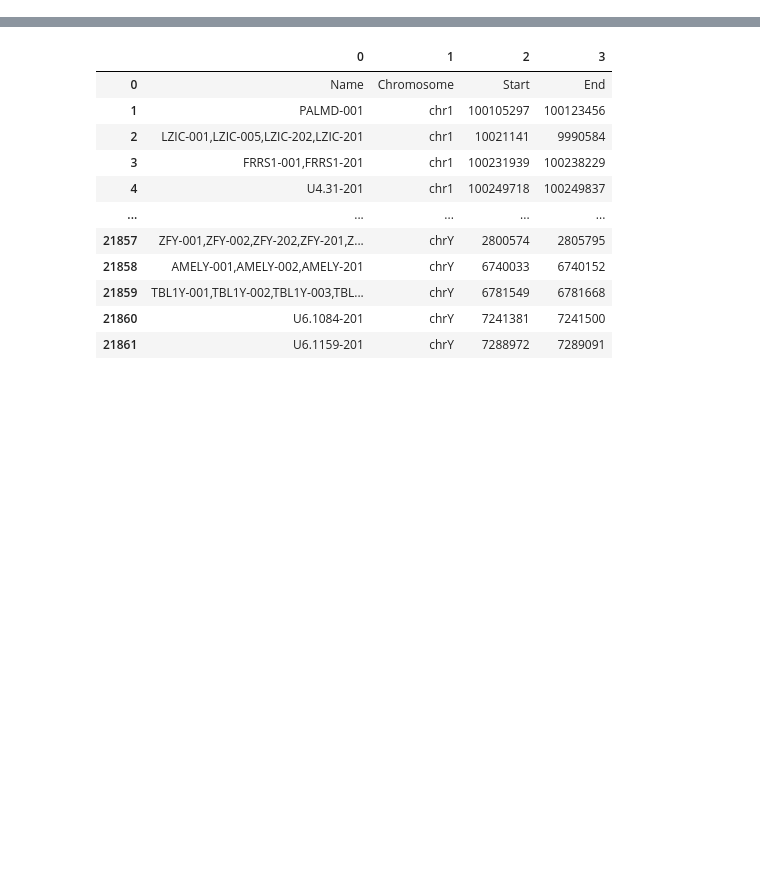
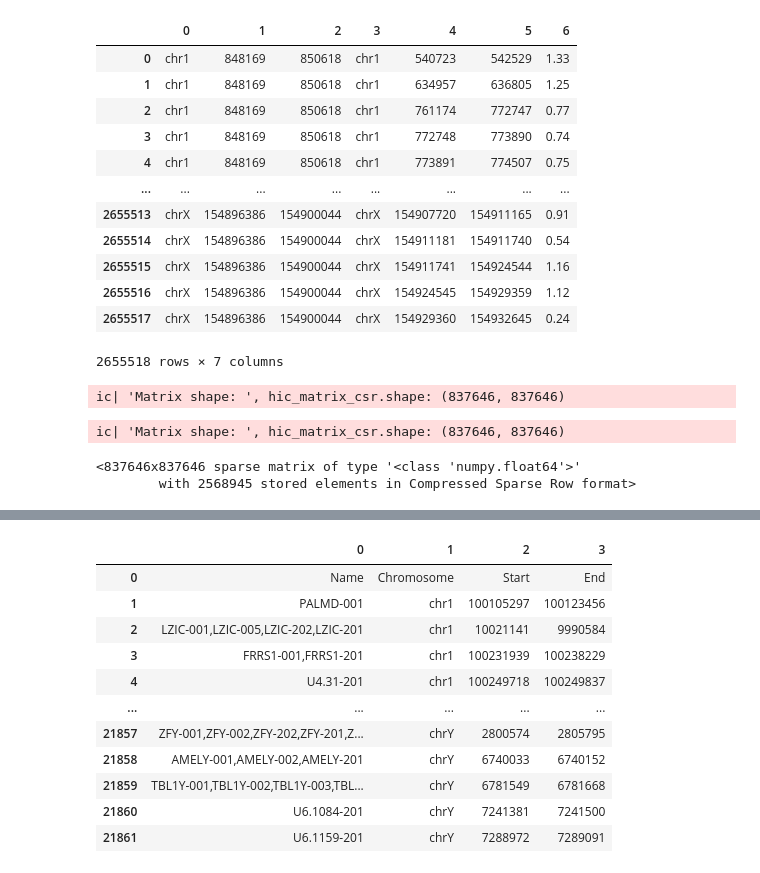
Before and after one commit to joachimwolff/Epigenetic-Graph-Analyzer, a Jupyter notebook: createInteractionsCoolerFormat_hg19_Mifsud.ipynb, the cells around one changed output, grey strips where cells are left out. Saved outputs shown, nothing was run; the diff lists cells and outputs as text; code cells hidden in the pictures; blank space fills up the shorter version.

```diff
--- a/createInteractionsCoolerFormat_hg19_Mifsud.ipynb
+++ b/createInteractionsCoolerFormat_hg19_Mifsud.ipynb
@@ -159,0 +414,19 @@ def createMatrix(pd_interactions, cut_intervals, allow_inter_chr_interactions):
+# %%
+pd_interactions = pd.read_table(path_interactions_GM12878_rep1, header=None, sep='\t|,', compression=None)
+# %%
+pd_interactions
+dtype_dict = {0:str, 1:int, 2:int, 3:str, 4:int, 5:int, 6:float}
+# %% [output]
+|  | 0 | 1 | 2 | 3 | 4 | 5 | 6 |
+| 0 | chr1 | 848169 | 850618 | chr1 | 540723 | 542529 | 1.33 |
+| 1 | chr1 | 848169 | 850618 | chr1 | 634957 | 636805 | 1.25 |
+| 2 | chr1 | 848169 | 850618 | chr1 | 761174 | 772747 | 0.77 |
+| 3 | chr1 | 848169 | 850618 | chr1 | 772748 | 773890 | 0.74 |
+| 4 | chr1 | 848169 | 850618 | chr1 | 773891 | 774507 | 0.75 |
+| ... | ... | ... | ... | ... | ... | ... | ... |
+| 2655513 | chrX | 154896386 | 154900044 | chrX | 154907720 | 154911165 | 0.91 |
+| 2655514 | chrX | 154896386 | 154900044 | chrX | 154911181 | 154911740 | 0.54 |
+| 2655515 | chrX | 154896386 | 154900044 | chrX | 154911741 | 154924544 | 1.16 |
+| 2655516 | chrX | 154896386 | 154900044 | chrX | 154924545 | 154929359 | 1.12 |
+| 2655517 | chrX | 154896386 | 154900044 | chrX | 154929360 | 154932645 | 0.24 |
+2655518 rows × 7 columns
@@ -159,0 +435,13 @@ def createMatrix(pd_interactions, cut_intervals, allow_inter_chr_interactions):
+# %%
+matrix_time = importInteractionsFromWashUTime([path_interactions_GM12878_rep1], cut_intervals, compression=None)
+# %% [output]
+ic| 'Matrix shape: ', hic_matrix_csr.shape: (837646, 837646)
+# %%
+matrix_time2 = importInteractionsFromWashUTime([path_interactions_GM12878_rep1], cut_intervals, compression=None)
+# %% [output]
+ic| 'Matrix shape: ', hic_matrix_csr.shape: (837646, 837646)
+# %%
+matrix_time2[0].matrix
+# %% [output]
+<837646x837646 sparse matrix of type '<class 'numpy.float64'>'
+        with 2568945 stored elements in Compressed Sparse Row format>
```
Also changed, not shown: parts of 48 cells of this notebook.
